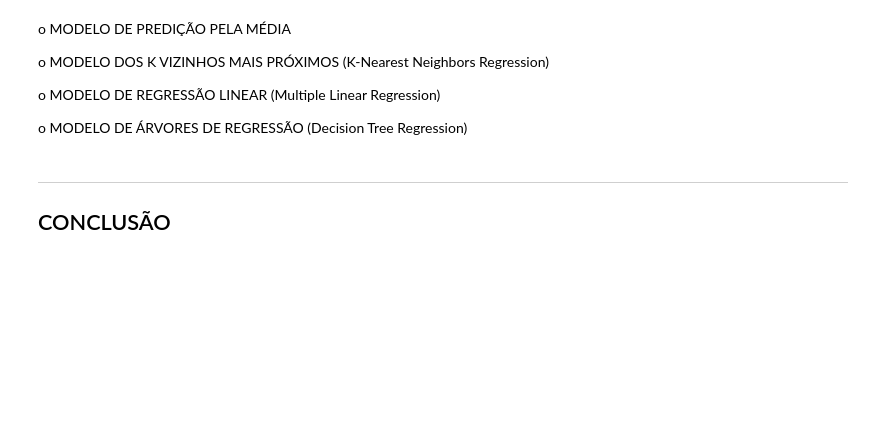
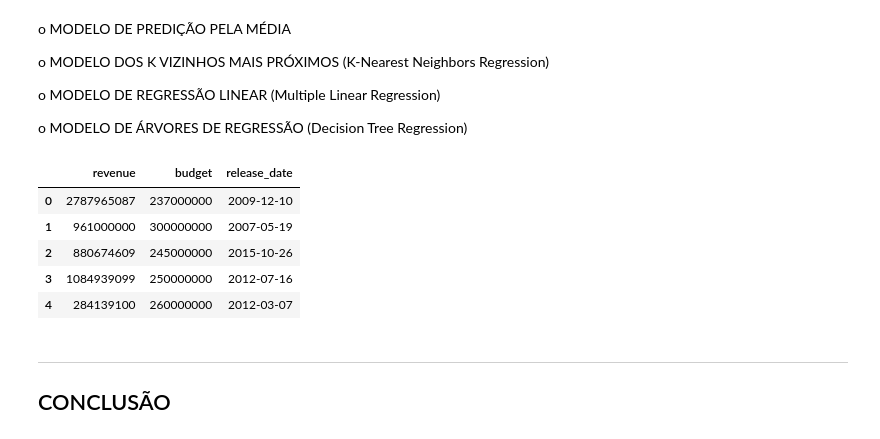
Before and after one commit to guipleite/DPCD, a Jupyter notebook: Projeto3/Projeto3 Layout.ipynb, the cells around one changed output. Cells and saved outputs as stored; diff of their text form; code cells hidden in the pictures; blank space fills up the shorter version.

```diff
--- a/Projeto3/Projeto3 Layout.ipynb
+++ b/Projeto3/Projeto3 Layout.ipynb
@@ -88,6 +100,15 @@ o MODELO DOS K VIZINHOS MAIS PRÓXIMOS (K-Nearest Neighbors Regression)
 o MODELO DE REGRESSÃO LINEAR (Multiple Linear Regression)
 
 o MODELO DE ÁRVORES DE REGRESSÃO (Decision Tree Regression)
+# %%
+data.head()
+# %% [output]
+|  | revenue | budget | release_date |
+| 0 | 2787965087 | 237000000 | 2009-12-10 |
+| 1 | 961000000 | 300000000 | 2007-05-19 |
+| 2 | 880674609 | 245000000 | 2015-10-26 |
+| 3 | 1084939099 | 250000000 | 2012-07-16 |
+| 4 | 284139100 | 260000000 | 2012-03-07 |
 # %% [markdown]
 ___
 ## CONCLUSÃO
```
Also changed, not shown: parts of 14 cells of this notebook.
